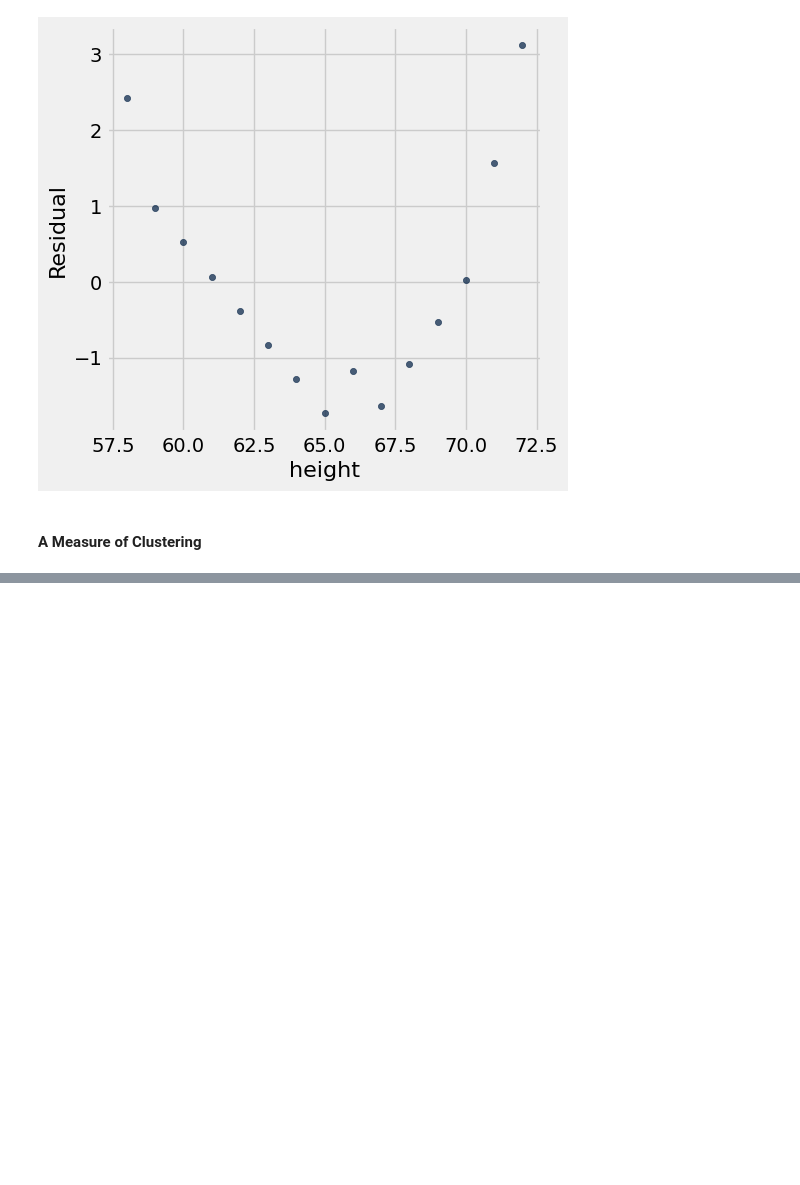
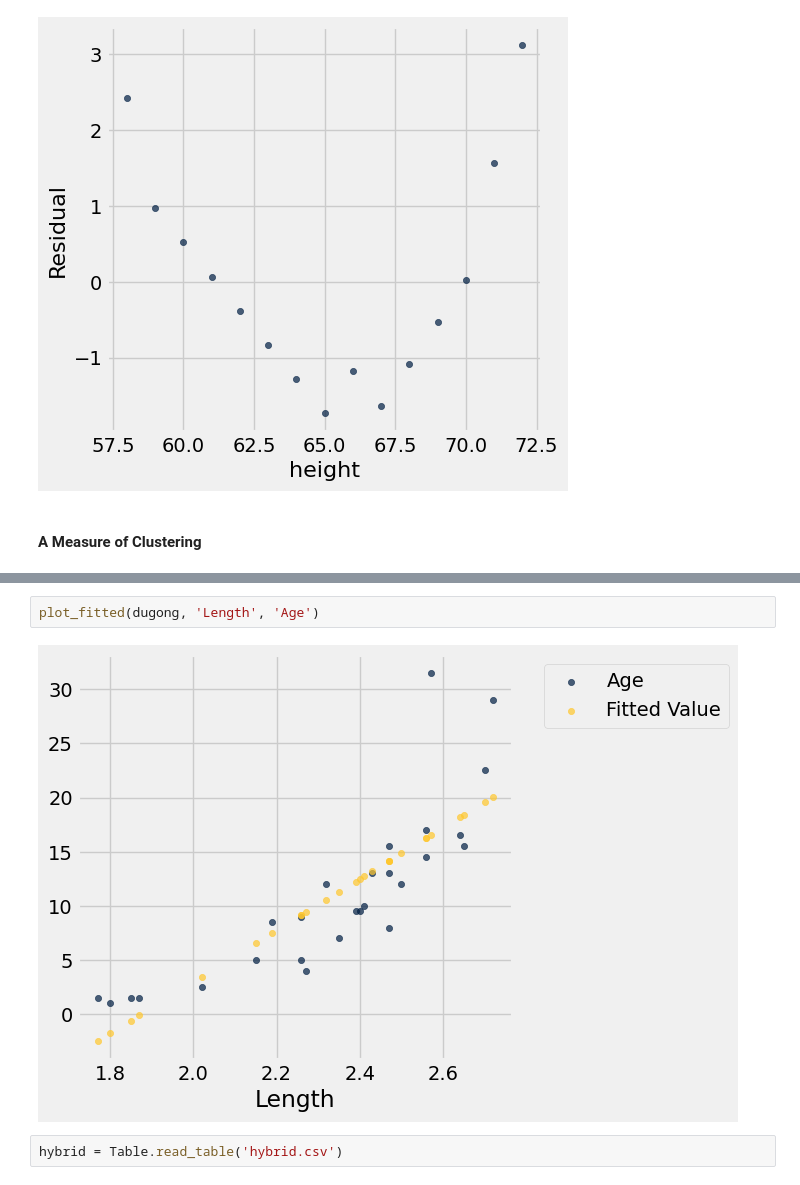
Before and after one commit to ciretorres/python, a Jupyter notebook: data8.3x/week3/sec06_residuals.ipynb, the cells around one changed output, grey strips where cells are left out. Cells and saved outputs as stored; diff of their text form; blank space fills up the shorter version.

```diff
--- a/data8.3x/week3/sec06_residuals.ipynb
+++ b/data8.3x/week3/sec06_residuals.ipynb
@@ -171,0 +204,6 @@ plot_residuals(height_vs_average_weight, 0, 1)
+# %%
+plot_fitted(dugong, 'Length', 'Age')
+# %% [output]
+[figure, added]
+# %%
+hybrid = Table.read_table('hybrid.csv')
```
Also changed, not shown: parts of 13 cells of this notebook, 1 other file.
